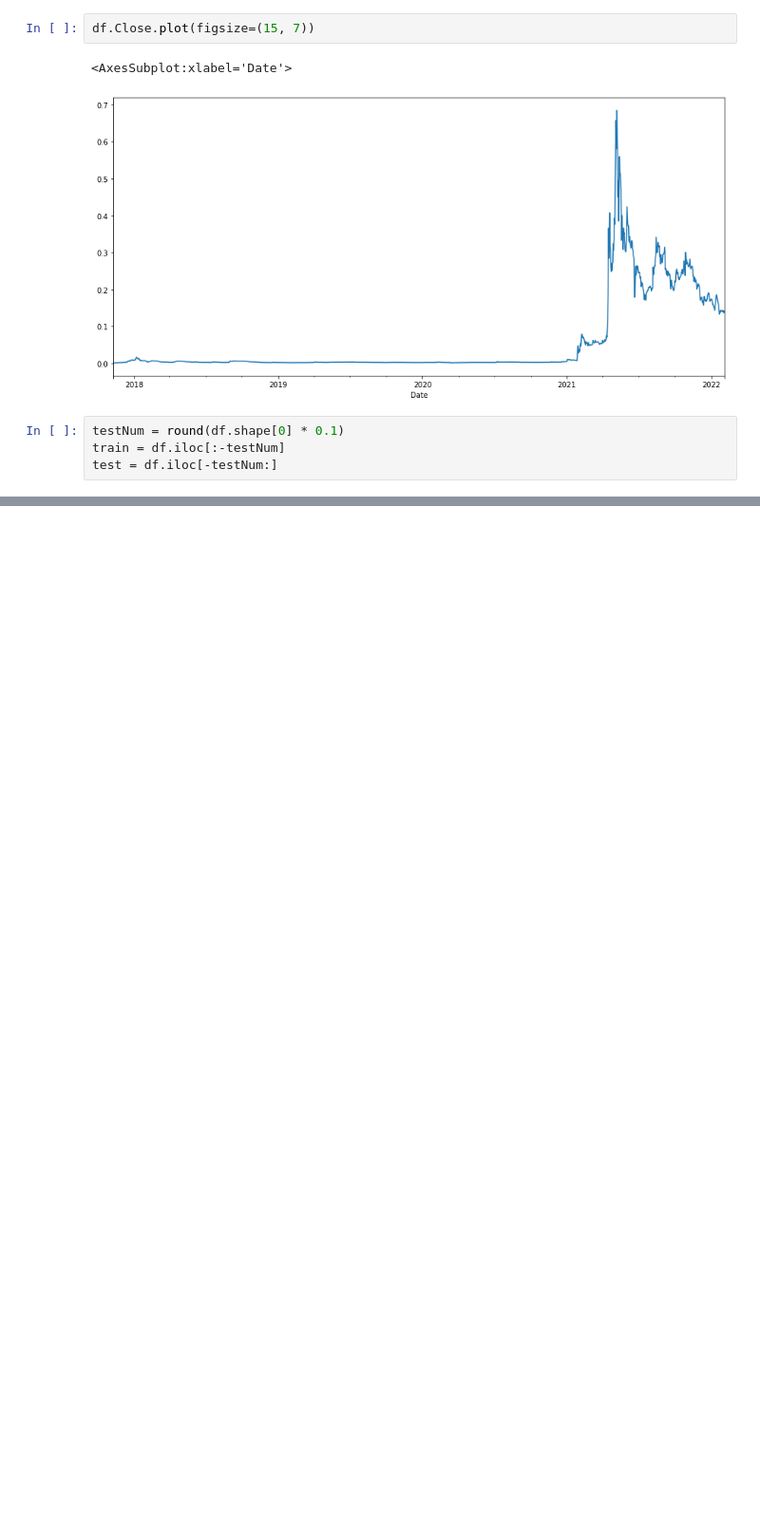
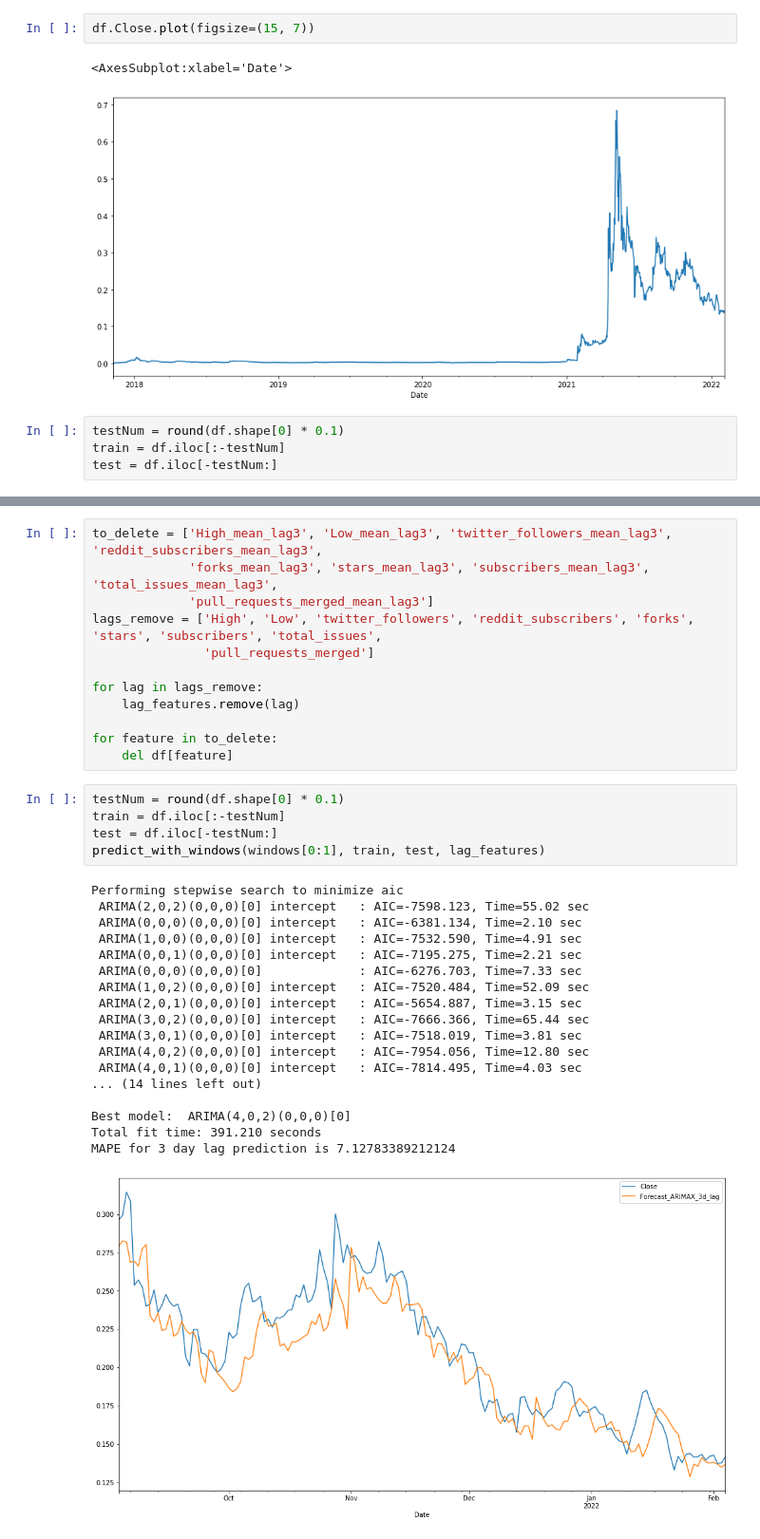
Before and after one commit to AnLong98/SIAP_2022, a Jupyter notebook: notebooks/doge_arimax.ipynb, the cells around one changed output, grey strips where cells are left out. Shown at 95% size. Saved outputs shown, nothing was run; the diff lists cells and outputs as text; blank space fills up the shorter version.

```diff
--- a/notebooks/doge_arimax.ipynb
+++ b/notebooks/doge_arimax.ipynb
@@ -546,0 +623,36 @@ MAPE for 60 day lag prediction is 50.78011985563199
+# %%
+to_delete = ['High_mean_lag3', 'Low_mean_lag3', 'twitter_followers_mean_lag3', 'reddit_subscribers_mean_lag3',
+             'forks_mean_lag3', 'stars_mean_lag3', 'subscribers_mean_lag3', 'total_issues_mean_lag3',
+             'pull_requests_merged_mean_lag3']
+lags_remove = ['High', 'Low', 'twitter_followers', 'reddit_subscribers', 'forks', 'stars', 'subscribers', 'total_issues',
+               'pull_requests_merged']
+
+for lag in lags_remove:
+    lag_features.remove(lag)
+
+for feature in to_delete:
+    del df[feature]
+# %%
+testNum = round(df.shape[0] * 0.1)
+train = df.iloc[:-testNum]
+test = df.iloc[-testNum:]
+predict_with_windows(windows[0:1], train, test, lag_features)
+# %% [output]
+Performing stepwise search to minimize aic
+ ARIMA(2,0,2)(0,0,0)[0] intercept   : AIC=-7598.123, Time=55.02 sec
+ ARIMA(0,0,0)(0,0,0)[0] intercept   : AIC=-6381.134, Time=2.10 sec
+ ARIMA(1,0,0)(0,0,0)[0] intercept   : AIC=-7532.590, Time=4.91 sec
+ ARIMA(0,0,1)(0,0,0)[0] intercept   : AIC=-7195.275, Time=2.21 sec
+ ARIMA(0,0,0)(0,0,0)[0]             : AIC=-6276.703, Time=7.33 sec
+ ARIMA(1,0,2)(0,0,0)[0] intercept   : AIC=-7520.484, Time=52.09 sec
+ ARIMA(2,0,1)(0,0,0)[0] intercept   : AIC=-5654.887, Time=3.15 sec
+ ARIMA(3,0,2)(0,0,0)[0] intercept   : AIC=-7666.366, Time=65.44 sec
+ ARIMA(3,0,1)(0,0,0)[0] intercept   : AIC=-7518.019, Time=3.81 sec
+ ARIMA(4,0,2)(0,0,0)[0] intercept   : AIC=-7954.056, Time=12.80 sec
+ ARIMA(4,0,1)(0,0,0)[0] intercept   : AIC=-7814.495, Time=4.03 sec
+... (14 lines left out)
+
+Best model:  ARIMA(4,0,2)(0,0,0)[0]
+Total fit time: 391.210 seconds
+MAPE for 3 day lag prediction is 7.12783389212124
+[figure, added]
```
Also changed, not shown: parts of 21 cells of this notebook, 1 other file.
